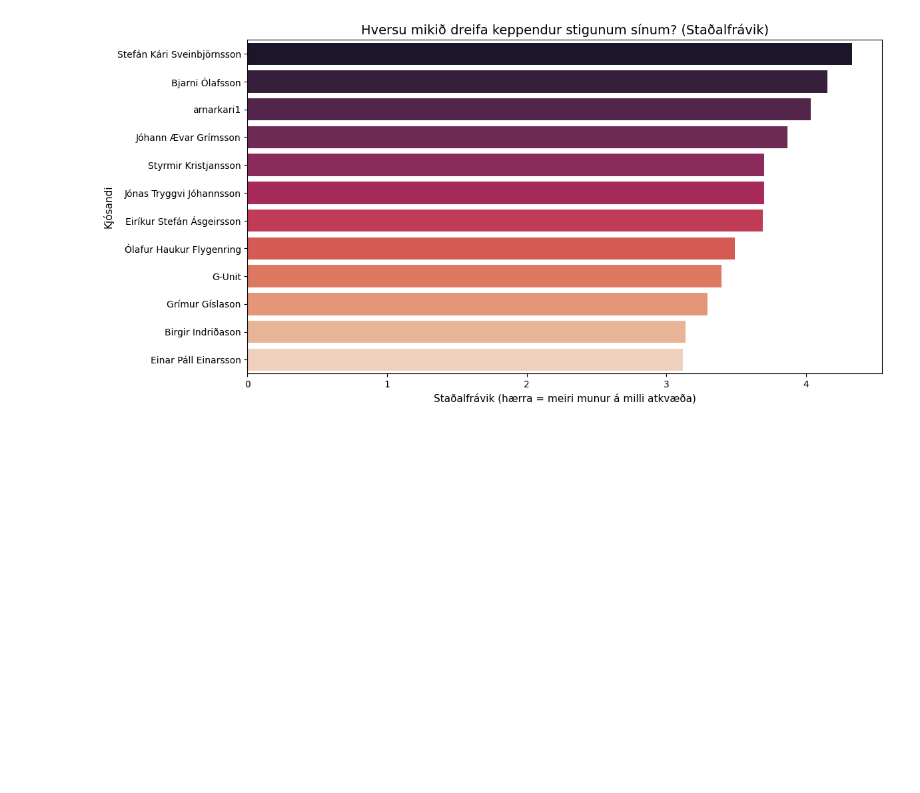
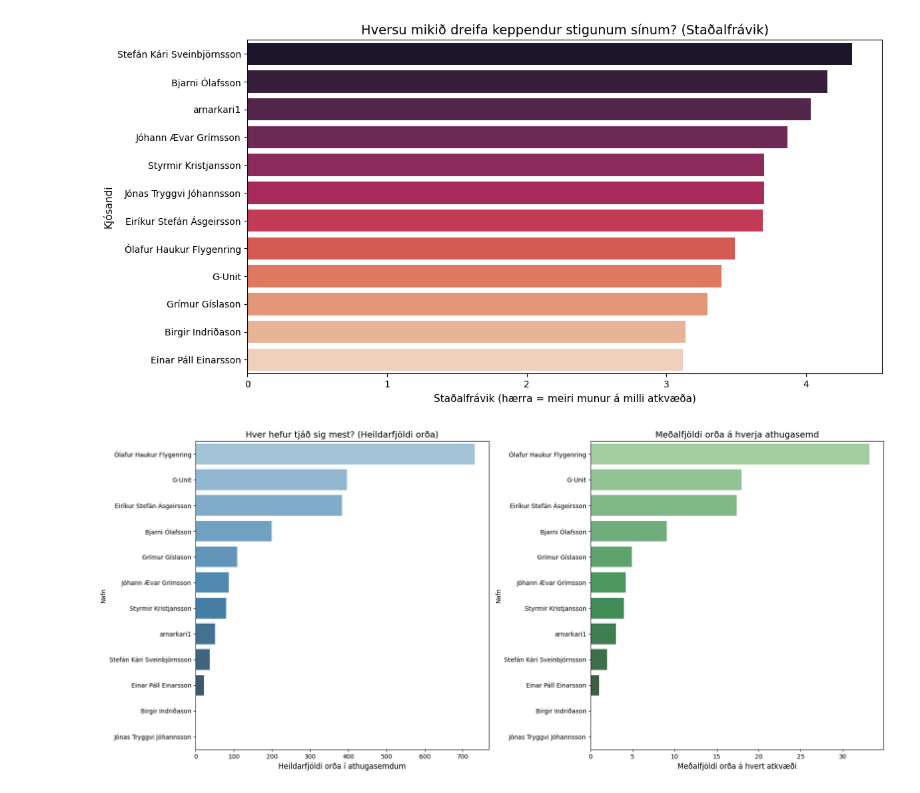
Before and after one commit to olifly/Lagadeildin, a Jupyter notebook: DataVis.ipynb, the cells around one changed output. Drawn from its saved outputs; the diff is of its cells as text; code cells hidden in the pictures; blank space fills up the shorter version.

```diff
--- a/DataVis.ipynb
+++ b/DataVis.ipynb
@@ -353,3 +353,51 @@ plt.tight_layout()
 plt.show()
 # %% [output]
 [figure]
+# %%
+# @title
+# 1. Undirbúa gögn og telja orð í athugasemdum
+votes_with_comments = dataframes['votes'].copy()
+votes_with_comments['Kjósandi'] = votes_with_comments['Voter ID'].map(competitors_map)
+
+# Telja orð (meðhöndlum NaN sem tóman streng)
+votes_with_comments['Orðafjöldi'] = votes_with_comments['Comment'].fillna('').apply(lambda x: len(str(x).split()))
+
+# 2. Reikna tölfræði fyrir hvern keppanda
+voter_comment_stats = votes_with_comments.groupby('Kjósandi')['Orðafjöldi'].agg(['sum', 'mean']).reset_index()
+voter_comment_stats.columns = ['Nafn', 'Heildarfjöldi orða', 'Meðalfjöldi orða']
+voter_comment_stats = voter_comment_stats.sort_values(by='Heildarfjöldi orða', ascending=False)
+
+# 3. Teikna grafið (tvöföld mynd)
+fig, (ax1, ax2) = plt.subplots(1, 2, figsize=(18, 8))
+
+# Vinstra graf: Heildarfjöldi orða
+sns.barplot(
+    data=voter_comment_stats,
+    x='Heildarfjöldi orða',
+    y='Nafn',
+    palette='Blues_d',
+    ax=ax1,
+    hue='Nafn',
+    legend=False
+)
+ax1.set_title('Hver hefur tjáð sig mest? (Heildarfjöldi orða)', fontsize=14)
+ax1.set_xlabel('Heildarfjöldi orða í athugasemdum', fontsize=12)
+
+# Hægra graf: Meðalfjöldi orða á hvert atkvæði
+voter_comment_stats_mean = voter_comment_stats.sort_values(by='Meðalfjöldi orða', ascending=False)
+sns.barplot(
+    data=voter_comment_stats_mean,
+    x='Meðalfjöldi orða',
+    y='Nafn',
+    palette='Greens_d',
+    ax=ax2,
+    hue='Nafn',
+    legend=False
+)
+ax2.set_title('Meðalfjöldi orða á hverja athugasemd', fontsize=14)
+ax2.set_xlabel('Meðalfjöldi orða á hvert atkvæði', fontsize=12)
+
+plt.tight_layout()
+plt.show()
+# %% [output]
+[figure, added]
```
Also changed, not shown: parts of 1 cell of this notebook.
